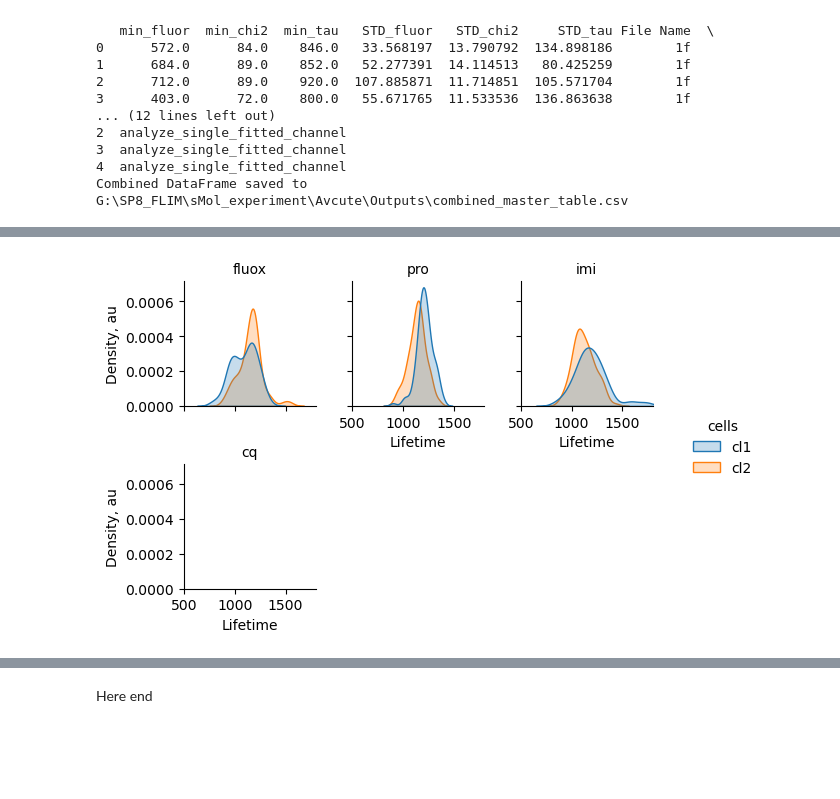
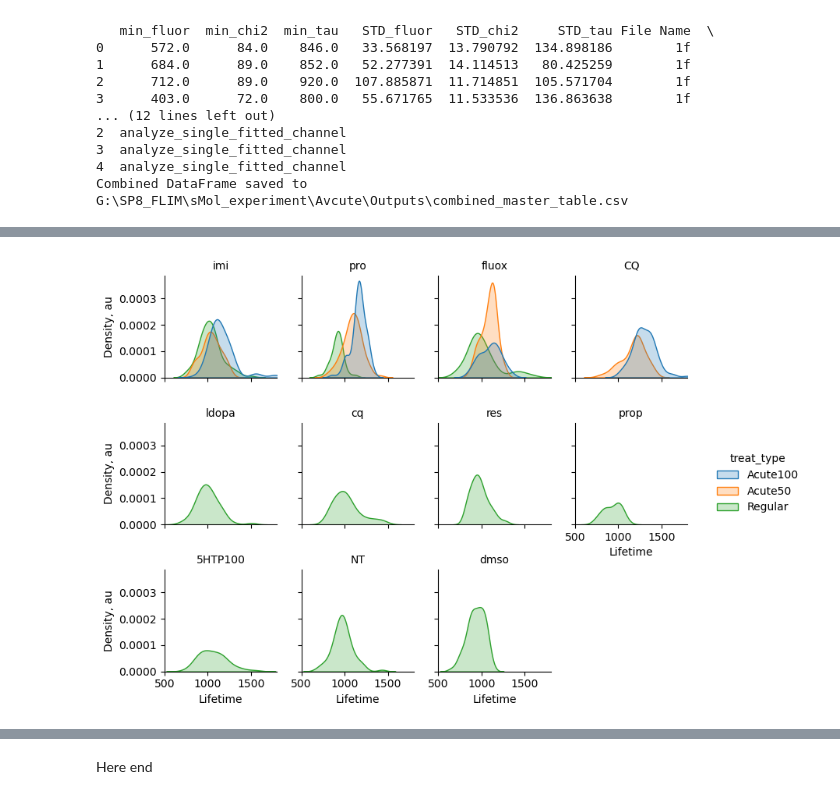
Before and after one commit to OleksTop/flim_granules_analysis, a Jupyter notebook: notebooks/Plotting.ipynb, the cells around one changed output, grey strips where cells are left out. Cells and saved outputs as stored; diff of their text form; code cells hidden in the pictures; blank space fills up the shorter version.

Commit message:
some regroupling in plotting

```diff
--- a/notebooks/Plotting.ipynb
+++ b/notebooks/Plotting.ipynb
@@ -163,2 +72,0 @@ sampled_data
-# %%
-sampled_data, log = sample_data_with_optional_balancing(combined_df, n=150, balance_by_date=False)
@@ -169,0 +73,21 @@ Groups with fewer available instances than requested:
+# %%
+import pandas as pd
+
+# Assume `sampled_data` is your DataFrame with a 'treatment' column
+# Create a new column 'treat_type' based on the treatment name
+def categorize_treatment(treatment):
+    if 'Acute100' in treatment:
+        return 'Acute100'
+    elif 'Acute50' in treatment:
+        return 'Acute50'
+    else:
+        return 'Regular'
+
+# Apply the function to create 'treat_type'
+combined_df['treat_type'] = combined_df['treatment'].apply(categorize_treatment)
+
+# Extract the base treatment name (e.g., 'fluox' from 'fluox-Acute100')
+combined_df['base_treatment'] = combined_df['treatment'].str.replace('-Acute100', '', regex=True)
+combined_df['base_treatment'] = combined_df['base_treatment'].str.replace('-Acute50', '', regex=True)
+
+combined_df
@@ -169,0 +180,4 @@ Groups with fewer available instances than requested:
+# %%
+sampled_data, shortfall_log = sample_data_with_optional_balancing(
+    data=combined_df, n=150, group_columns = ['transfection', 'cells', 'treat_type']
+)
@@ -170,25 +202,26 @@ Groups with fewer available instances than requested:
 # %%
 import pandas as pd
 import seaborn as sns
 import matplotlib.pyplot as plt
 
 
-
-# Define the desired order of 'treatment' columns
-treatment_order = ['fluox','pro','imi','cq']  # Adjust based on your actual treatments
+# col_order=treatment_order,
+# # Define the desired order of 'treatment' columns
+# treatment_order = ['fluox-Acute100' ,'fluox-Acute50', 'imi-Acute100','imi-Acute50', 'pro-Acute100','pro-Acute50','CQ-Acute100', 'CQ-Acute50',
+#   ]  # Adjust based on your actual treatments
 
 # Check if there's data in the filtered datasets
 #if not sampled_data_1.empty:
     # Plot for the first subset (e.g., CellType1)
 h1 = sns.displot(
-    sampled_data, hue="cells", x="mean_tau", col="treatment",col_order=treatment_order,
-    kind="kde", height=2, aspect=1, fill=True, col_wrap=3, # Specify the order of the 'treatment' columns
+    sampled_data, hue="treat_type", x="mean_tau", col="base_treatment",
+    kind="kde", height=2, aspect=1, fill=True, col_wrap=4, # Specify the order of the 'treatment' columns
     )
     # Set axis labels and titles for the first plot
 h1.set_axis_labels("Lifetime", "Density, au")
 h1.set_titles("{col_name}")
 h1.set(xlim=(500, 1800))
 #plt.suptitle("Density of Lifetime by Transfection and Treatment for CellType1", fontsize=16)
 plt.show()
 # %% [output]
-[figure, old version]
+[figure, new version]
```
Also changed, not shown: parts of 16 cells of this notebook.
